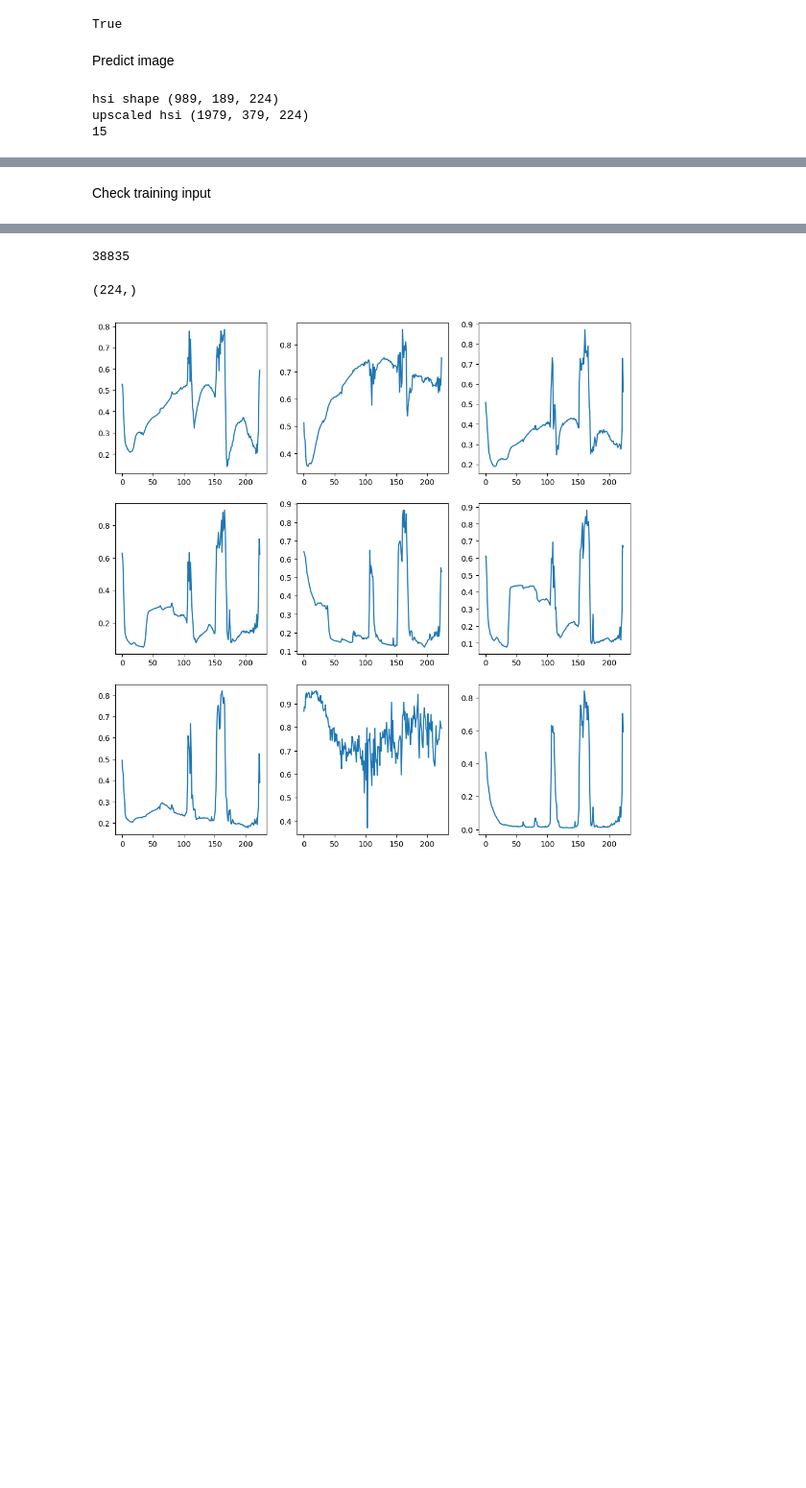
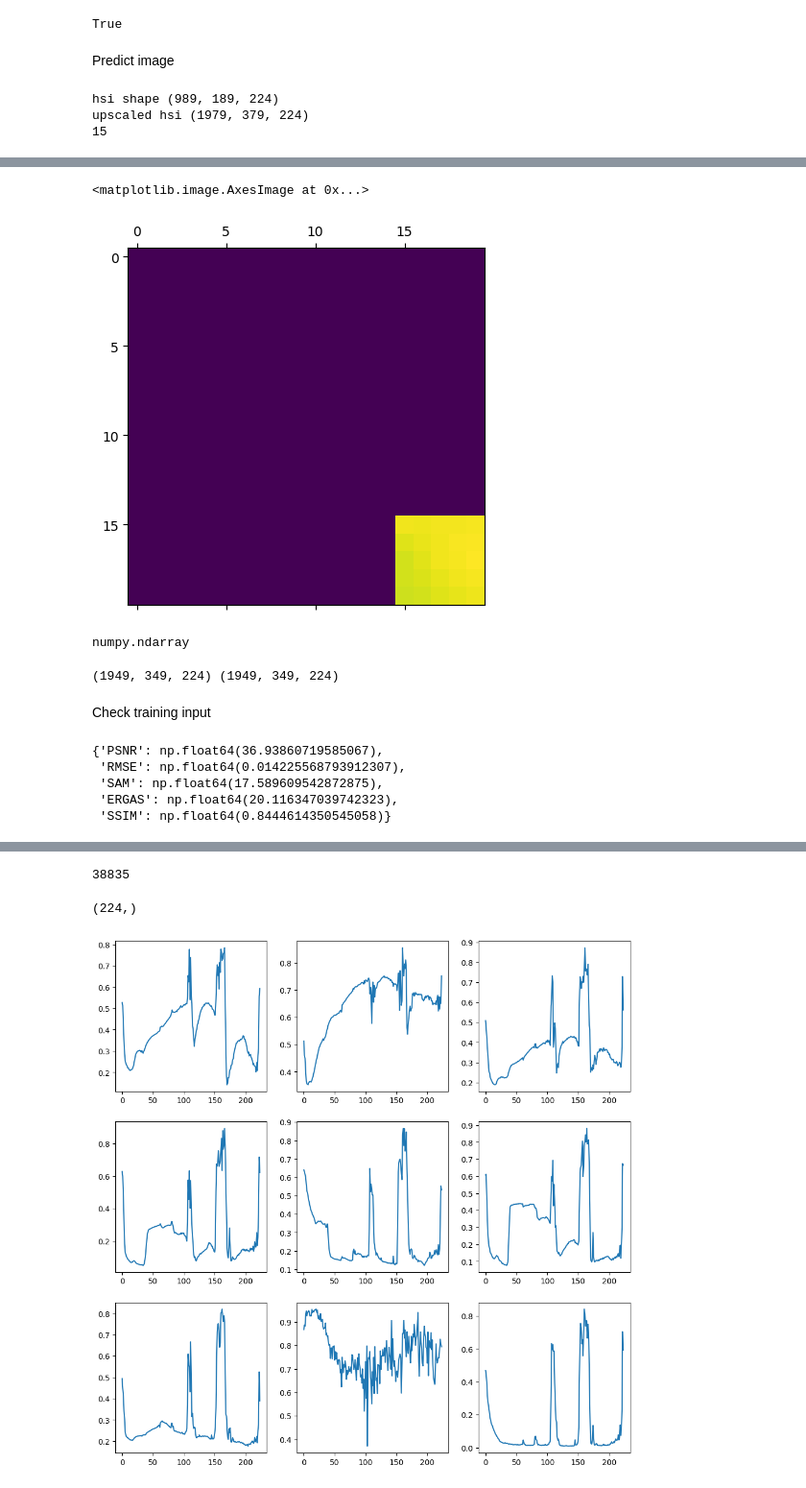
Before and after one commit to jtreguer/two-branch-CNN, a Jupyter notebook: 2BCNN_testing.ipynb, the cells around one changed output, grey strips where cells are left out. Shown at 96% size. Drawn from its saved outputs; the diff is of its cells as text; code cells hidden in the pictures; blank space fills up the shorter version.

```diff
--- a/2BCNN_testing.ipynb
+++ b/2BCNN_testing.ipynb
@@ -403,2 +395,19 @@ array([0., 0., 0., 0., 0., 0., 0., 0., 0., 0., 0., 0., 0., 0., 0., 0., 0.,
+# %%
+plt.matshow(pred_hrhsi[:20,:20,5])
+# %% [output]
+<matplotlib.image.AxesImage at 0x...>
+[figure, added]
+# %%
+type(test_hrhsi)
+# %% [output]
+numpy.ndarray
+# %%
+# Exclude non predicted areas
+H, W , _ = test_hrhsi.shape
+test_hrhsi_cropped = test_hrhsi[15:H-15,15:W-15,:]
+pred_hrhsi_cropped = pred_hrhsi[15:H-15,15:W-15,:]
+print(test_hrhsi_cropped.shape, pred_hrhsi_cropped.shape)
+# %% [output]
+(1949, 349, 224) (1949, 349, 224)
 # %% [markdown]
 Check training input
@@ -404,0 +416,8 @@ Check training input
+# %%
+metrics.get_metrics()
+# %% [output]
+{'PSNR': np.float64(36.93860719585067),
+ 'RMSE': np.float64(0.014225568793912307),
+ 'SAM': np.float64(17.589609542872875),
+ 'ERGAS': np.float64(20.116347039742323),
+ 'SSIM': np.float64(0.8444614350545058)}
```
Also changed, not shown: parts of 21 cells of this notebook, 1 other file.
